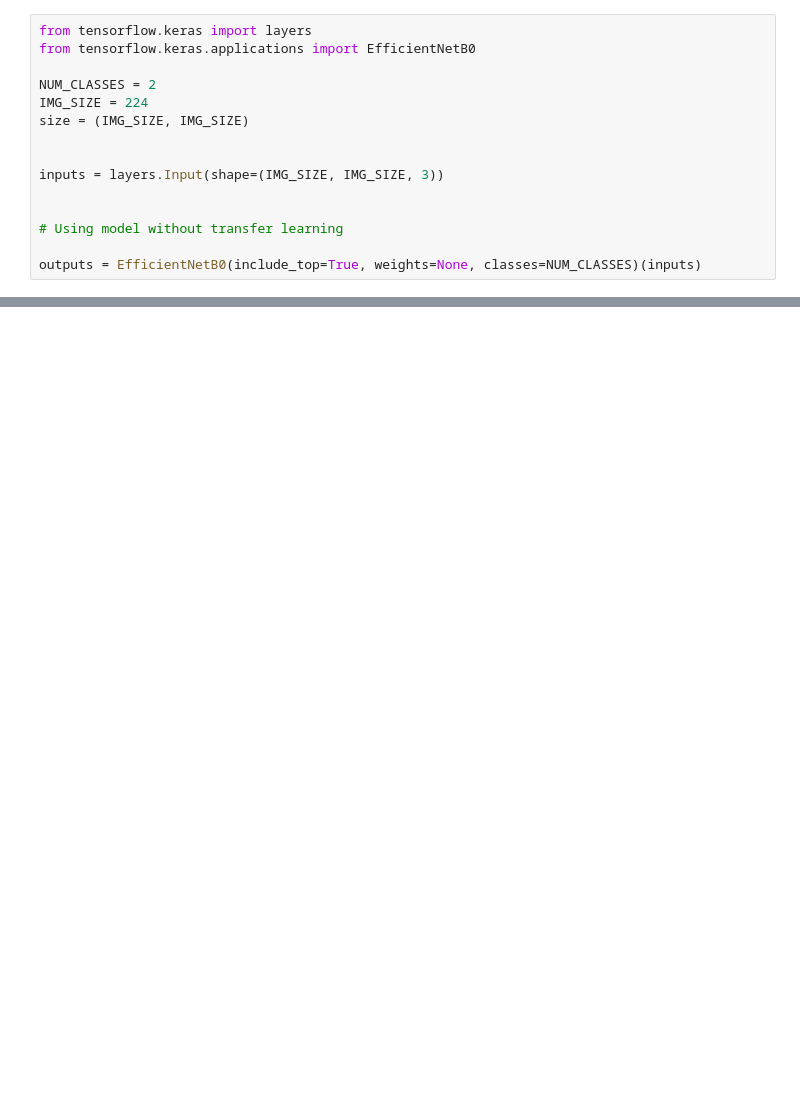
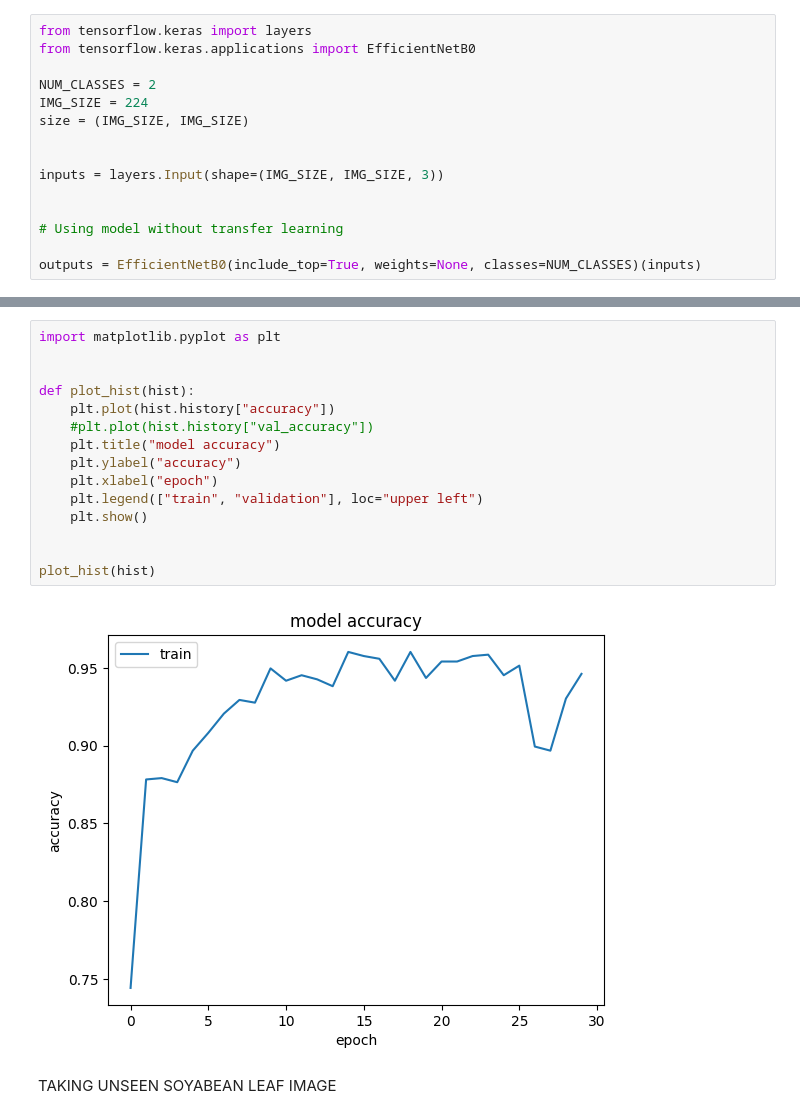
Before and after one commit to papichoolo/Soybeans, a Jupyter notebook: SoyNet_Beans.ipynb, the cells around one changed output, grey strips where cells are left out. Cells and saved outputs as stored; diff of their text form; blank space fills up the shorter version.

```diff
--- a/SoyNet_Beans.ipynb
+++ b/SoyNet_Beans.ipynb
@@ -194,0 +205,19 @@ Test Accuracy = 0.9333333373069763
+# %%
+import matplotlib.pyplot as plt
+
+
+def plot_hist(hist):
+    plt.plot(hist.history["accuracy"])
+    #plt.plot(hist.history["val_accuracy"])
+    plt.title("model accuracy")
+    plt.ylabel("accuracy")
+    plt.xlabel("epoch")
+    plt.legend(["train", "validation"], loc="upper left")
+    plt.show()
+
+
+plot_hist(hist)
+# %% [output]
+[figure, added]
+# %% [markdown]
+TAKING UNSEEN SOYABEAN LEAF IMAGE
```
Also changed, not shown: parts of 18 cells of this notebook.
